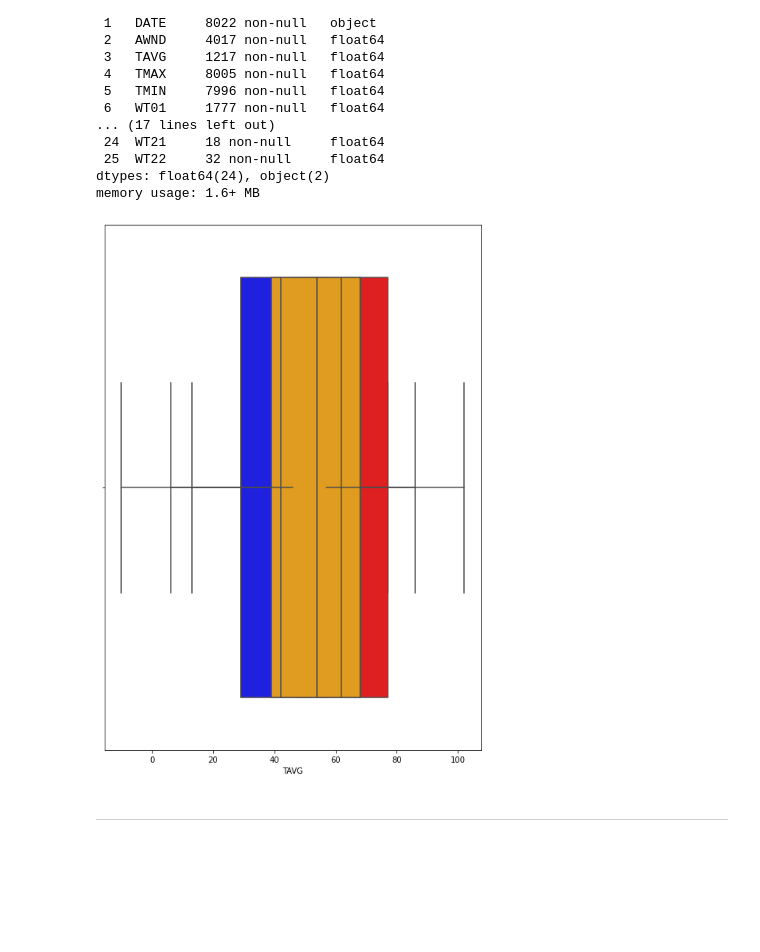
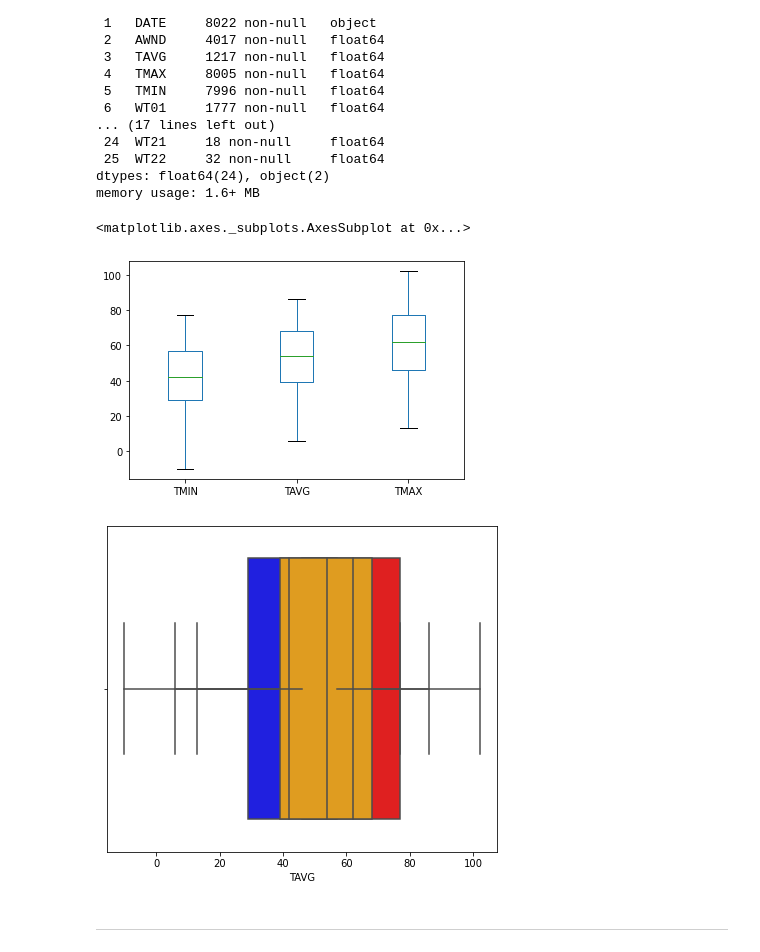
Before and after one commit to idenw/Statistics-Data-Analysis-with-Python-Data-Visualization-with-Python, a Jupyter notebook: 01-EU_DS_DAPy_M1-(TrafficPoliceStops)/04-analyzing-the-effect-of-weather-on-policing(Student).ipynb, the cells around one changed output. Saved outputs shown, nothing was run; the diff lists cells and outputs as text; code cells hidden in the pictures; blank space fills up the shorter version.

```diff
--- a/01-EU_DS_DAPy_M1-(TrafficPoliceStops)/04-analyzing-the-effect-of-weather-on-policing(Student).ipynb
+++ b/01-EU_DS_DAPy_M1-(TrafficPoliceStops)/04-analyzing-the-effect-of-weather-on-policing(Student).ipynb
@@ -70,15 +106,20 @@ Data columns (total 26 columns):
  25  WT22     32 non-null     float64
 dtypes: float64(24), object(2)
 memory usage: 1.6+ MB
+# %%
+weather[["TMIN", "TAVG", "TMAX"]].plot(kind="box")
+# %% [output]
+<matplotlib.axes._subplots.AxesSubplot at 0x...>
+[figure, added]
 # %%
-f, axes = plt.subplots(figsize=(7, 10))
+f = plt.subplots(figsize=(7, 6))
 
-sns.boxplot(x="TMIN",hue="STATION",data=weather,color="b", ax=axes)
-sns.boxplot(x="TMAX",hue="STATION",data=weather,color="r", ax=axes)
-sns.boxplot(x="TAVG",hue="STATION",data=weather,color="orange", ax=axes)
-plt.tight_layout()
+sns.boxplot(x="TMIN",data=weather,color="b")
+sns.boxplot(x="TMAX",data=weather,color="r")
+sns.boxplot(x="TAVG",data=weather,color="orange")
+plt.show()
 # %% [output]
-[figure, old version]
+[figure, new version]
 # %% [markdown]
 ***
 # %% [markdown]
```
Also changed, not shown: parts of 26 cells of this notebook, 2 other files.
